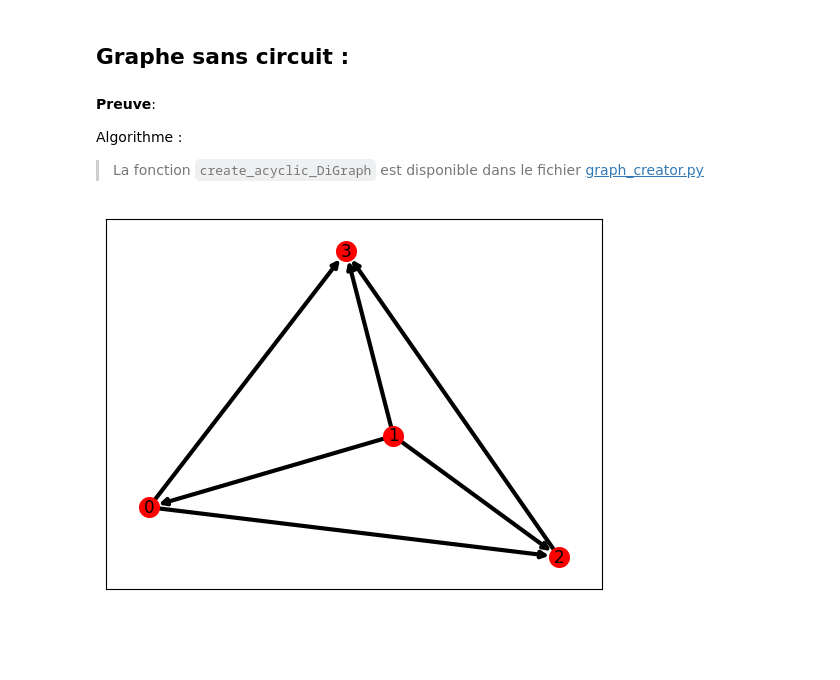
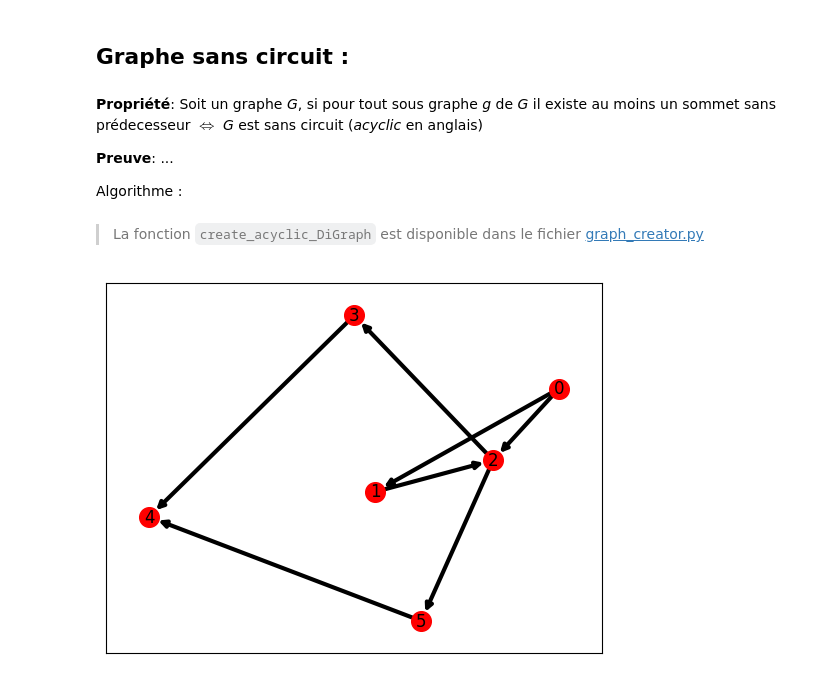
Before and after one commit to kilaposhi/graph_theory, a Jupyter notebook: Good_numbering.ipynb, the cells around one changed output. Cells and saved outputs as stored; diff of their text form; code cells hidden in the pictures; blank space fills up the shorter version.

Commit message:
Good numbering algorithm and markdown section TODO

```diff
--- a/Good_numbering.ipynb
+++ b/Good_numbering.ipynb
@@ -22,14 +23,19 @@ import matplotlib.pyplot as plt
 # %% [markdown]
 ## Graphe sans circuit :
+# %% [markdown]
+**Propriété**:
+Soit un graphe *G*, si pour tout sous graphe *g* de *G* il existe au moins un sommet sans prédecesseur $\Leftrightarrow$ *G* est sans circuit (*acyclic* en anglais)
+
+**Preuve**:
+...
+
+Algorithme :
 # %% [markdown]
-**Preuve**:
-
-Algorithme :
-
 > La fonction `create_acyclic_DiGraph` est disponible dans le fichier [graph_creator.py](./graph_creator.py "Lien vers le fichier")
 # %%
 
-from graph_creator import create_acyclic_DiGraph, draw_graph
+from graph_creator import create_acyclic_DiGraph, draw_graph, draw_grey_graph
 graph = create_acyclic_DiGraph(6, 8)
+draw_graph(graph)
 # %% [output]
-[figure, old version]
+[figure, new version]
```
Also changed, not shown: parts of 4 cells of this notebook.
